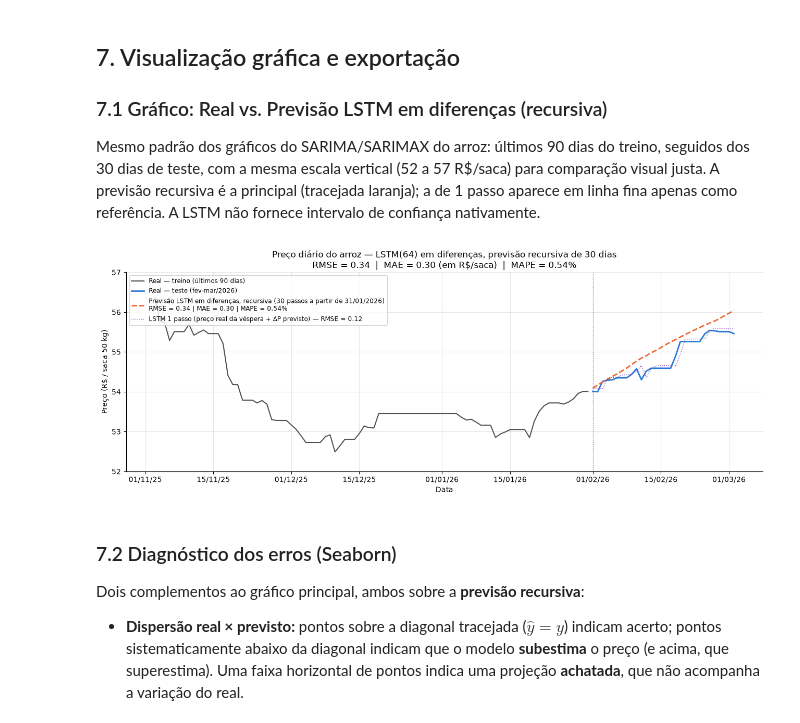
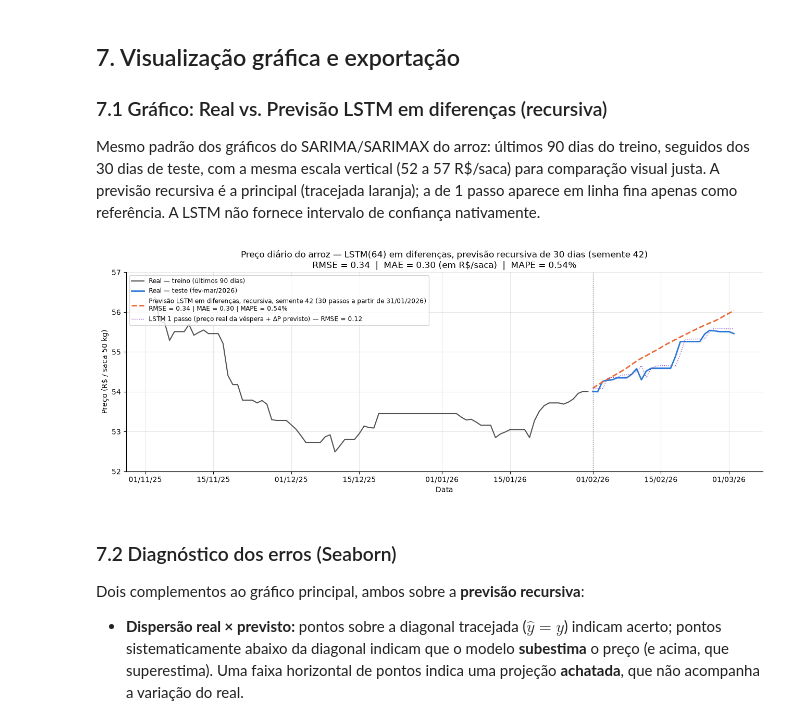
Before and after one commit to brunoOrigem/tcc-predicao-commodities-rs, a Jupyter notebook: models/lstm_arroz.ipynb, the cells around one changed output. Cells and saved outputs as stored; diff of their text form; code cells hidden in the pictures.

```diff
--- a/models/lstm_arroz.ipynb
+++ b/models/lstm_arroz.ipynb
@@ -621,32 +626,32 @@ a de 1 passo aparece em linha fina apenas como referência. A LSTM não fornece
 # %%
 contexto = treino[ALVO].iloc[-90:]   # últimos 90 dias do treino
 
 fig, ax = plt.subplots(figsize=(13, 5))
 
 ax.plot(contexto,  color="#52514e", lw=1.5, label="Real — treino (últimos 90 dias)")
 ax.plot(y_teste,   color="#2a78d6", lw=2,   label="Real — teste (fev-mar/2026)")
 ax.plot(y_prev,    color="#eb6834", lw=2, ls="--",
-        label=f"Previsão LSTM em diferenças, recursiva (30 passos a partir de 31/01/2026)\n"
+        label=f"Previsão LSTM em diferenças, recursiva, semente 42 (30 passos a partir de 31/01/2026)\n"
               f"RMSE = {rmse:.2f} | MAE = {mae:.2f} | MAPE = {mape:.2f}%")
 ax.plot(y_prev_1p, color="#7a3cc8", lw=1, ls=":",
         label=f"LSTM 1 passo (preço real da véspera + ΔP previsto) — RMSE = {referencias.loc['LSTM 1 passo (rolling, referência)', 'RMSE']:.2f}")
 ax.axvline(y_teste.index[0], color="gray", ls=":", lw=1)   # linha do corte treino/teste
 
-ax.set_title(f"Preço diário do arroz — LSTM(64) em diferenças, previsão recursiva de 30 dias\n"
+ax.set_title(f"Preço diário do arroz — LSTM(64) em diferenças, previsão recursiva de 30 dias (semente 42)\n"
              f"RMSE = {rmse:.2f}  |  MAE = {mae:.2f} (em R$/saca)  |  MAPE = {mape:.2f}%")
 ax.set_xlabel("Data")
 ax.set_ylabel("Preço (R$ / saca 50 kg)")
 ax.xaxis.set_major_formatter(mdates.DateFormatter("%d/%m/%y"))
 ax.grid(alpha=0.3)
 ax.spines[["top", "right"]].set_visible(False)
 ax.set_ylim(52, 57)   # mesma escala nos gráficos de SARIMA, SARIMAX e LSTM do arroz
 ax.legend(loc="upper left", fontsize=8.5)
 
 plt.tight_layout()
 plt.savefig(f"{PASTA_SAIDA}/lstm_previsao_arroz.png", dpi=150)
 plt.show()
 # %% [output]
-[figure, old version]
+[figure, new version]
 # %% [markdown]
 ### 7.2 Diagnóstico dos erros (Seaborn)
 
```
Also changed, not shown: parts of 6 cells of this notebook, 15 other files.
